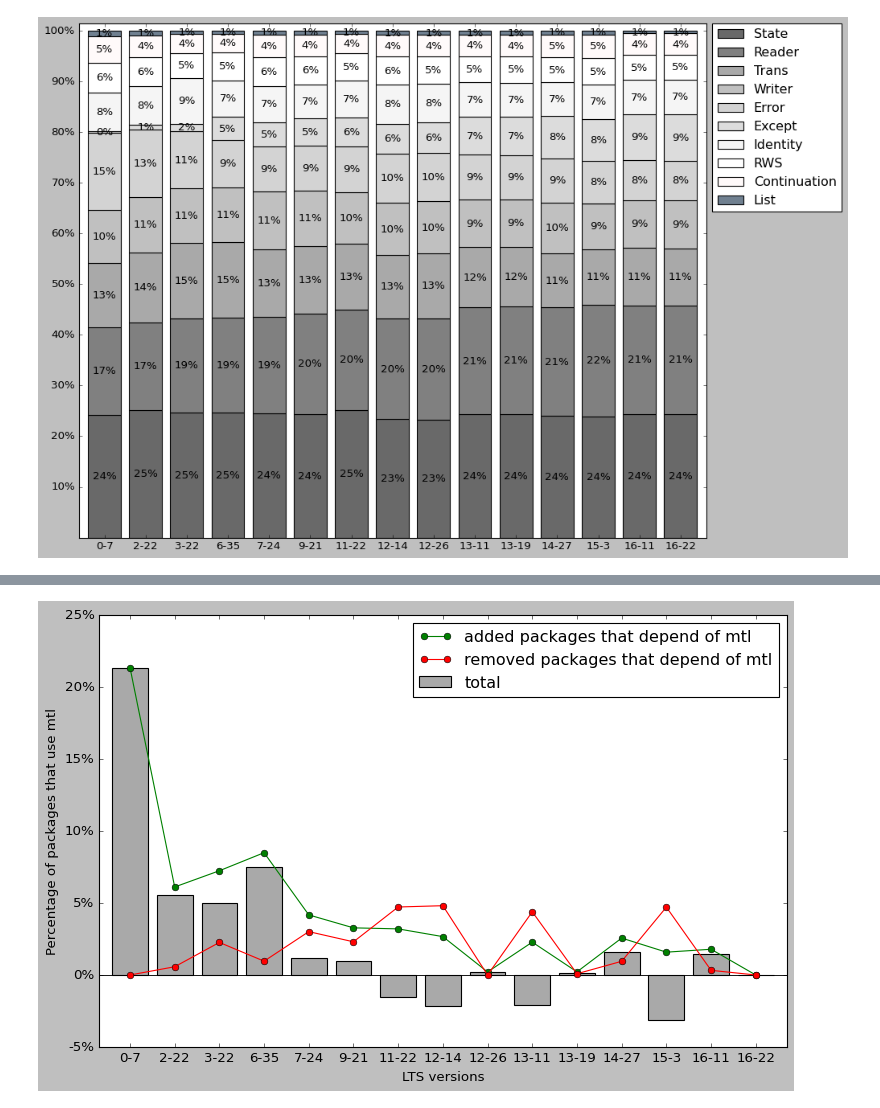
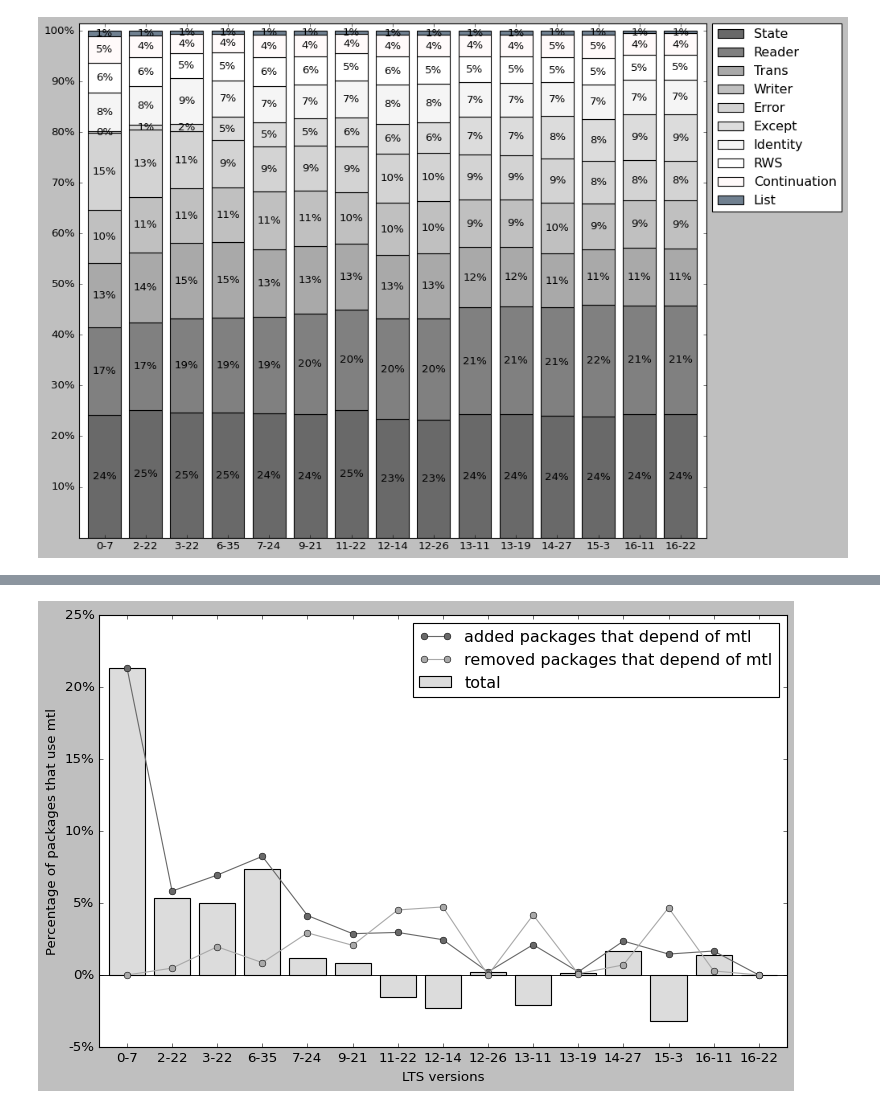
Before and after one commit to pragmaticslaboratory/stackage-evolution, a Jupyter notebook: notebooks/answers.ipynb, the cells around one changed output, grey strips where cells are left out. Saved outputs shown, nothing was run; the diff lists cells and outputs as text; code cells hidden in the pictures.

```diff
--- a/notebooks/answers.ipynb
+++ b/notebooks/answers.ipynb
@@ -638,19 +641,20 @@ removed_mtl_pkgs_per = [x * 100 / len(df_list[idx]) for idx, x in enumerate(remo
 total = [(x - y) * 100 / len(df_list[idx]) for idx, (x, y) in enumerate(zip(added_mtl_pkgs_count, removed_mtl_pkgs_count))]
 # %%
 fig, ax = plt.subplots()
-ax.margins(0.02)
+ax.margins(0.015)
 plt.subplots_adjust(bottom=0.1, right=1.2, top=1)
 ax.axhline(0, color='black', linewidth=0.8)
 
-bar1 = ax.bar(lts_list, total, width=0.8, color='darkgrey', align='center', label='total')
-line = ax.plot(lts_list, added_mtl_pkgs_per, color='green', marker='o', label='added packages that depend of mtl ')
-line = ax.plot(lts_list, removed_mtl_pkgs_per, color='red', marker='o', label='removed packages that depend of mtl')
+bar1 = ax.bar(lts_list, total, width=0.8, color='gainsboro', align='center', label='total')
+line = ax.plot(lts_list, added_mtl_pkgs_per, color='dimgrey', marker='o', label='added packages that depend of mtl ')
+line = ax.plot(lts_list, removed_mtl_pkgs_per, color='darkgrey', marker='o', label='removed packages that depend of mtl')
 
 ax.legend(loc='best')
 ax.set_xlabel('LTS versions')
 ax.set_ylabel('Percentage of packages that use mtl')
 ax.set_yticks([-5, 0, 5, 10, 15, 20, 25])
 ax.set_yticklabels(['-5%', '0%', '5%', '10%', '15%', '20%', '25%'])
+plt.savefig("graphs/rq5_1.pdf", format='pdf', bbox_inches='tight')
 plt.show()
 # %% [output]
-[figure, old version]
+[figure, new version]
```
Also changed, not shown: parts of 10 cells of this notebook, 11 other files.
